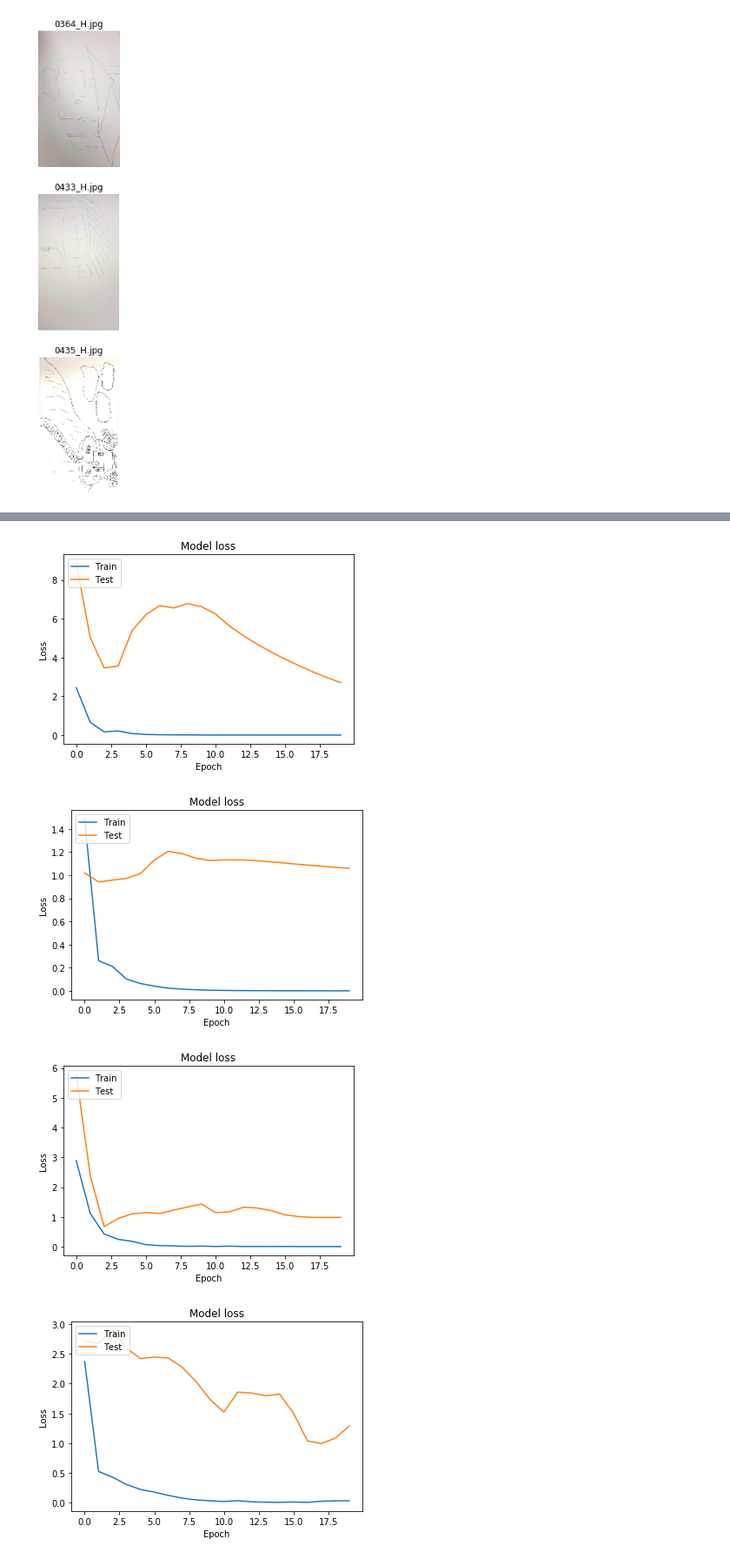
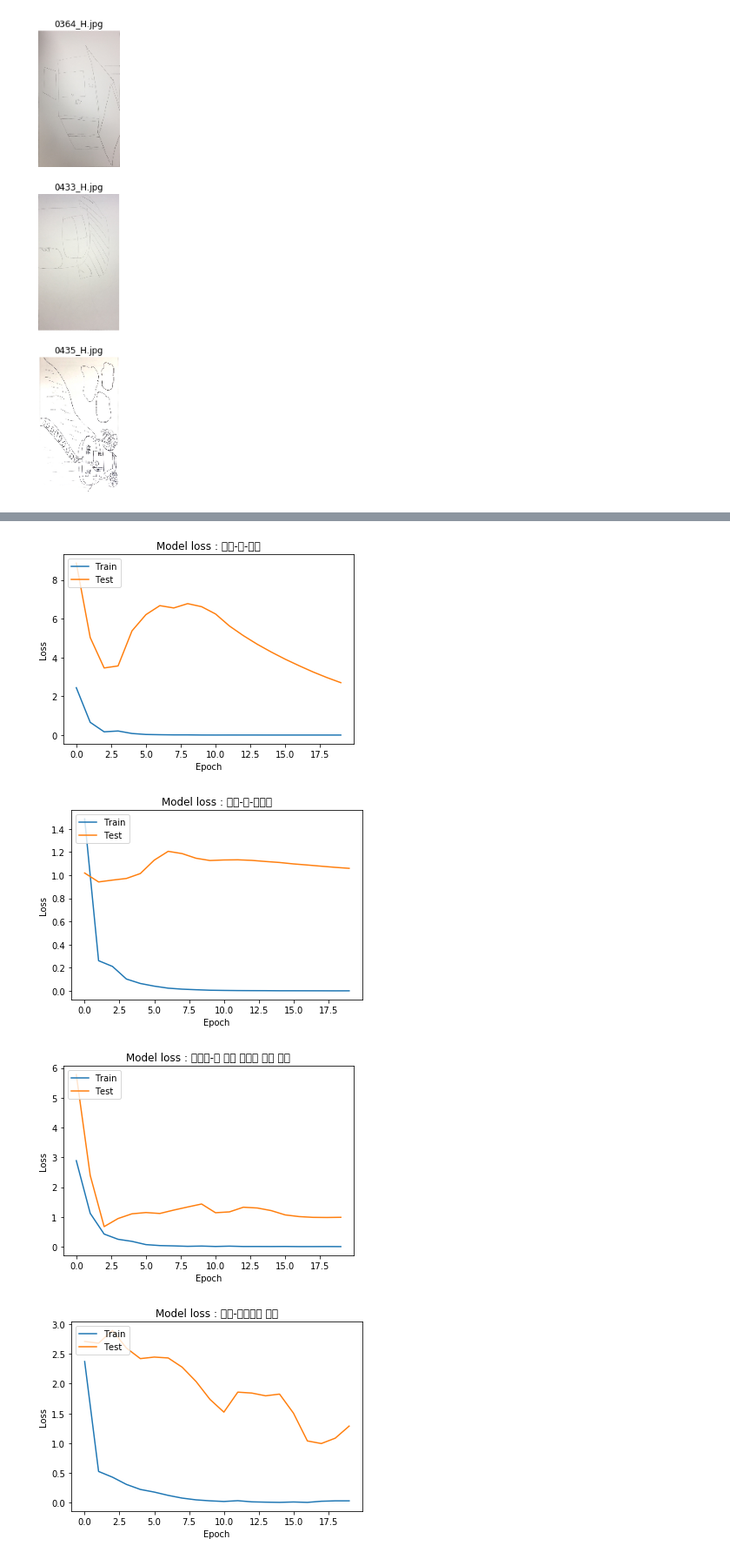
Before and after one commit to dhukim/HTP-Analysis-Project, a Jupyter notebook: image classification keras.ipynb, the cells around one changed output, grey strips where cells are left out. Shown at 87% size. Cells and saved outputs as stored; diff of their text form; code cells hidden in the pictures.

```diff
--- a/image classification keras.ipynb
+++ b/image classification keras.ipynb
@@ -332,10 +332,11 @@ Epoch 20/20
 Epoch 00020: val_acc did not improve from 0.85417
 6/6 [==============================] - 71s 12s/step - loss: 0.0026 - acc: 1.0000 - val_loss: 0.8185 - val_acc: 0.8542
 # %%
-for i in range(len(house)):
+for i, data in enumerate(house):
+    print(data)
     plt.plot(history[i].history['acc'])
     plt.plot(history[i].history['val_acc'])
-    plt.title('Model accuracy')
+    plt.title('Model accuracy : ' + data)
     plt.ylabel('Accuracy')
     plt.xlabel('Epoch')
     plt.legend(['Train', 'Test'], loc='upper left')
@@ -352,9 +358,9 @@ for i in range(len(house)):
 # %%
 # Plot training & validation loss values
-for i in range(len(house)):
+for i, data in enumerate(house):
     plt.plot(history[i].history['loss'])
     plt.plot(history[i].history['val_loss'])
-    plt.title('Model loss')
+    plt.title('Model loss : ' + data)
     plt.ylabel('Loss')
     plt.xlabel('Epoch')
     plt.legend(['Train', 'Test'], loc='upper left')
@@ -364,4 +370,4 @@ for i in range(len(house)):
-[figure, old version]
+[figure, new version]
-[figure, old version]
+[figure, new version]
-[figure, old version]
+[figure, new version]
-[figure, old version]
+[figure, new version]
```
Also changed, not shown: parts of 2 cells of this notebook.
